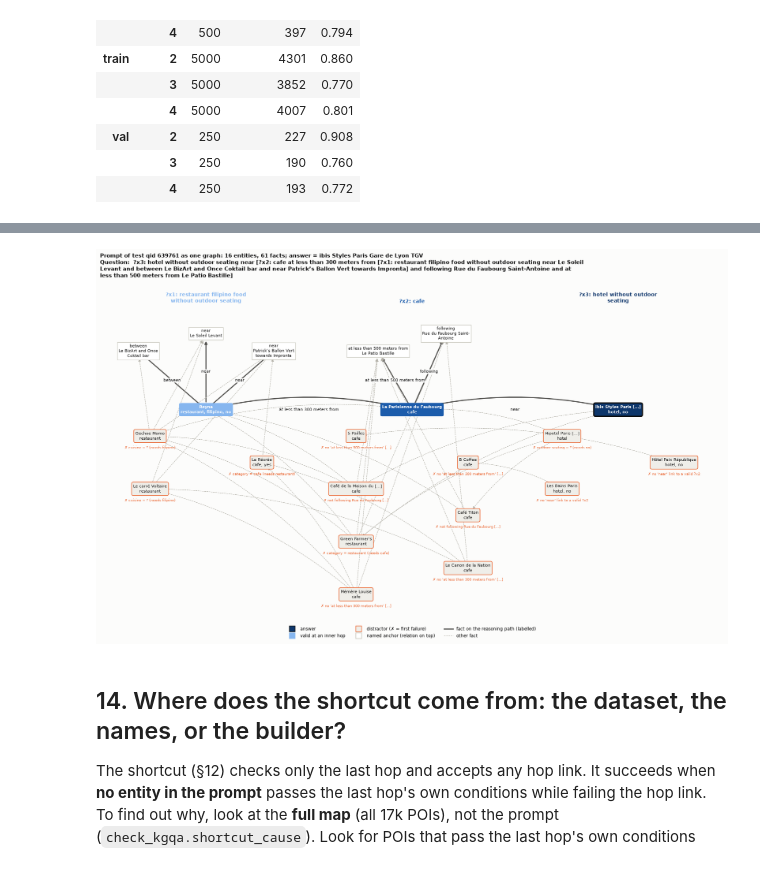
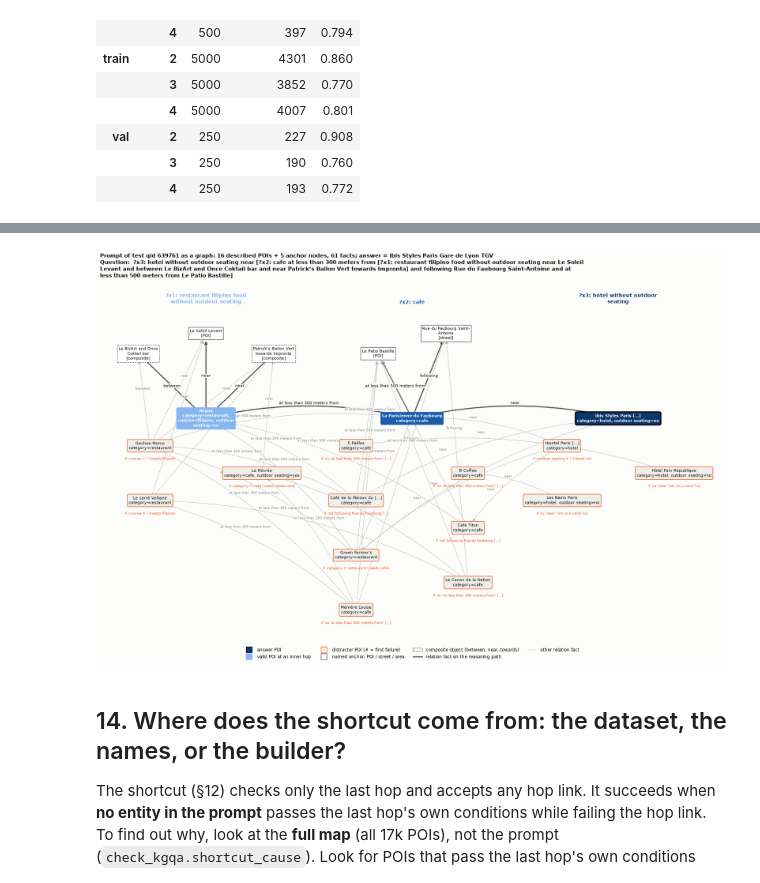
Before and after one commit to MariusAAROS/DFM-HRM-Text, a Jupyter notebook: notebooks/osm.ipynb, the cells around one changed output, grey strips where cells are left out. Cells and saved outputs as stored; diff of their text form; code cells hidden in the pictures.

```diff
--- a/notebooks/osm.ipynb
+++ b/notebooks/osm.ipynb
@@ -691,10 +689,10 @@ from matplotlib.lines import Line2D
 from matplotlib.patches import FancyArrowPatch
 
 sys.path.insert(0, str(Path.cwd().parent / "scripts" / "osm"))
-from check_kgqa import FACT
-from build_kgqa import ATTR_LABEL, phrase
+from scripts.osm.check_kgqa import FACT
+from scripts.osm.build_kgqa import ATTR_LABEL, phrase
 
-KGQA_DIR = Path.cwd().parent / "data" / "osm" / "kgqa"
+KGQA_DIR = Path("data") / "osm" / "kgqa"
 test = [json.loads(l) for l in open(KGQA_DIR / "test.jsonl")]
 rec = next(r for r in test if r["qid"] == 639761)  # the §9 question, as built in the test split
 
@@ -977,85 +978,111 @@ relation fact is one edge.
 - Each distractor shows its first failure (✗). §11 lists all of them hop by hop.
 # %%
+from matplotlib.patches import Patch
+
+TERNARY = {"between", "near_towards", "intersection"}
+ANCHOR_TAG = {"poi": "POI", "street": "street", "area": "area"}
+
+
+def anchor_types(chain):
+    # Type of each named anchor (fact object that is not a described POI): POI, street, area, or a composite
+    # string for the ternary relations ("X and Y", "X towards Y"), which the prompt states as one object.
+    out = {}
+    for lvl in chain:
+        for cl in lvl.clauses:
+            if K.SUB not in cl.anchors:
+                out[phrase(cl)[1]] = "composite" if cl.kind in TERNARY else ANCHOR_TAG[K.RELATION_ANCHOR[cl.kind]]
+    return out
+
+
 def single_graph(rec, ax):
-    # Whole prompt as one graph: every entity and anchor once, every relation fact one labelled edge.
-    # Hops are columns (?x1 left ... answer right); each hop's named anchors sit in a band above its column.
+    # The prompt as a graph in the KG schema: nodes are the fact subjects and objects (POIs, streets, areas,
+    # composite objects); every relation fact is one edge labelled with its relation. Attribute facts
+    # (category, cuisine, seating) have literal objects and are shown as key=value properties inside the POI node.
     facts, chain, hop_of, valid, why, anchors = prompt_graph(rec)
+    atype = anchor_types(chain)
     nhop = len(chain)
     cols = [SEQ[int(i)] for i in np.linspace(0, 3, nhop).round()]
     attr_rels = set(ATTR_LABEL.values())
     X = 7.0                                             # column spacing
     pos = {}
-    for i in range(nhop):                               # entities: stacked under the column
+    for i in range(nhop):                               # described POIs: stacked under the column
         ents = sorted([e for e, h in hop_of.items() if h == i], key=lambda e: (e not in valid[i], e.lower()))
         for k, e in enumerate(ents):
             dx = 0 if k == 0 else (-1.9 if k % 2 else 1.9)  # zig-zag so edges pass between boxes
             pos[e] = (i * X + dx, -k * 1.35)
     a_hop = {a: min(hop_of[e] for e, fs in facts.items() for p, o in fs if o == a) for a in anchors}
-    a_rel = {a: next(p for fs in facts.values() for p, o in fs if o == a) for a in anchors}
     for i in range(nhop):                               # anchors: a row above the column, two staggered lines
         al = sorted([a for a in anchors if a_hop[a] == i])
         for k, a in enumerate(al):
             off = (k - (len(al) - 1) / 2) * 2.3
-            pos[a] = (i * X + off, 3.0 + (0.9 if k % 2 else 0))
-    # edges
+            pos[a] = (i * X + off, 3.2 + (1.0 if k % 2 else 0))
+    # edges: one per relation fact, each labelled with its relation
     for e, fs in facts.items():
-        for p, o in fs:
+        for p, o in sorted(fs):
             if p in attr_rels or o not in pos:
                 continue
             hop_edge = o in facts
             good = e in valid[hop_of[e]] and (o in valid[hop_of[o]] if hop_edge else True)
             col = C["ink2"] if good else C["other"]
+            rad = 0.12 if hop_edge else 0.0
             ax.add_patch(FancyArrowPatch(pos[e], pos[o], arrowstyle="-|>", mutation_scale=10, zorder=1,
                                          shrinkA=14, shrinkB=14, lw=1.9 if good else 0.8, color=col,
-                                         ls="-" if good else (0, (3, 2)),
-                                         connectionstyle=f"arc3,rad={0.12 if hop_edge else 0.0}"))
-            if good:  # label the reasoning-path edges; other edges share the same relations (see anchor tags)
-                (x0, y0), (x1, y1) = pos[e], pos[o]
-                ax.text((x0 + x1) / 2, (y0 + y1) / 2, p, fontsize=7, color=C["ink"], ha="center", va="center",
-                        zorder=3, bbox=dict(fc=C["surface"], ec="none", pad=0.4))
+                                         ls="-" if good else (0, (3, 2)), connectionstyle=f"arc3,rad={rad}"))
+            (x0, y0), (x1, y1) = pos[e], pos[o]
+            t = 0.5 if good else 0.62                   # other labels sit nearer the target: less overlap
+            lx, ly = x0 + t * (x1 - x0), y0 + t * (y1 - y0)
+            if rad:                                     # follow the arc's bulge
+                lx, ly = lx + rad * (y1 - y0) * 0.9, ly - rad * (x1 - x0) * 0.9
+            ax.text(lx, ly, p, fontsize=7 if good else 5.6, color=C["ink"] if good else C["muted"],
+                    ha="center", va="center", zorder=3 if good else 2,
+                    bbox=dict(fc=C["surface"], ec="none", pad=0.3 if good else 0.1, alpha=1 if good else 0.85))
     # nodes
     for n, (x, y) in pos.items():
         if n in facts:
             i = hop_of[n]
             ok = n in valid[i]
-            attrs = ", ".join(o for p, o in sorted(facts[n]) if p in attr_rels)
-            ax.text(x, y, f"{textwrap.shorten(n, 26)}\n{attrs}", ha="center", va="center", fontsize=7.4, zorder=4,
-                    color="white" if ok else C["ink"], fontweight="bold" if ok else "normal",
+            props = ", ".join(f"{p}={o}" for p, o in sorted(facts[n]) if p in attr_rels)
+            ax.text(x, y, f"{textwrap.shorten(n, 26)}\n{textwrap.fill(props, 34)}", ha="center", va="center",
+                    fontsize=6.9, zorder=4, color="white" if ok else C["ink"], fontweight="bold" if ok else "normal",
                     bbox=dict(boxstyle="round,pad=0.4", fc=cols[i] if ok else "#efeee9",
                               ec=("#0b0b0b" if i == nhop - 1 else "none") if ok else C["orange"],
                               lw=2.2 if ok and i == nhop - 1 else 1.1))
             if not ok:
-                ax.text(x, y - 0.5, "✗ " + textwrap.shorten(why[n][0], 40), ha="center", va="top", fontsize=6.3,
+                ax.text(x, y - 0.55, "✗ " + textwrap.shorten(why[n][0], 40), ha="center", va="top", fontsize=6.3,
                         color=C["orange"], zorder=4)
         else:
-            ax.text(x, y, f"{a_rel[n]}\n{textwrap.fill(n, 24)}", ha="center", va="center", fontsize=7, zorder=4,
-                    color=C["ink"], bbox=dict(boxstyle="square,pad=0.35", fc="white", ec=C["axis"], lw=0.8))
+            comp = atype[n] == "composite"
+            ax.text(x, y, f"{textwrap.fill(n, 24)}\n[{atype[n]}]", ha="center", va="center", fontsize=7,
+                    zorder=4, color=C["ink"], bbox=dict(boxstyle="square,pad=0.35", fc="white", ec=C["ink2"],
+                                                        lw=0.9, ls=(0, (3, 2)) if comp else "-"))
     for i, lvl in enumerate(chain):
-        ax.text(i * X, 5.4, f"?x{i + 1}: {textwrap.fill(lvl.head, 28)}", ha="center", va="bottom", fontsize=9,
+        ax.text(i * X, 5.6, f"?x{i + 1}: {textwrap.fill(lvl.head, 28)}", ha="center", va="bottom", fontsize=9,
                 fontweight="bold", color=cols[i])
     ys = [y for _, y in pos.values()]
     ax.set_xlim(-3.6, (nhop - 1) * X + 3.6)
-    ax.set_ylim(min(ys) - 1.4, 6.6)
+    ax.set_ylim(min(ys) - 1.4, 6.8)
     ax.axis("off")
+    return len(facts), len(anchors)
 
 
-fig, ax = plt.subplots(figsize=(16, 10))
-single_graph(rec, ax)
+fig, ax = plt.subplots(figsize=(16, 10.5))
+n_pois, n_anchors = single_graph(rec, ax)
 ax.legend(handles=[
-    Line2D([], [], marker="s", ls="", ms=10, color=SEQ[-1], mec="#0b0b0b", label="answer"),
-    Line2D([], [], marker="s", ls="", ms=10, color=SEQ[0], label="valid at an inner hop"),
-    Line2D([], [], marker="s", ls="", ms=10, color="#efeee9", mec=C["orange"], label="distractor (✗ = first failure)"),
-    Line2D([], [], marker="s", ls="", ms=10, color="white", mec=C["axis"], label="named anchor (relation on top)"),
-    Line2D([], [], color=C["ink2"], lw=1.9, label="fact on the reasoning path (labelled)"),
-    Line2D([], [], color=C["other"], lw=0.8, ls=(0, (3, 2)), label="other fact"),
-], loc="lower center", bbox_to_anchor=(0.5, -0.06), ncol=3, fontsize=8)
-ax.set_title(f"Prompt of test qid {rec['qid']} as one graph: {len(prompt_graph(rec)[0])} entities, "
+    Line2D([], [], marker="s", ls="", ms=10, color=SEQ[-1], mec="#0b0b0b", label="answer POI"),
+    Line2D([], [], marker="s", ls="", ms=10, color=SEQ[0], label="valid POI at an inner hop"),
+    Line2D([], [], marker="s", ls="", ms=10, color="#efeee9", mec=C["orange"], label="distractor POI (✗ = first failure)"),
+    Line2D([], [], marker="s", ls="", ms=10, color="white", mec=C["ink2"], label="named anchor: POI / street / area"),
+    Patch(fc="white", ec=C["ink2"], ls=(0, (3, 2)), label="composite object (between, near..towards)"),
+    Line2D([], [], color=C["ink2"], lw=1.9, label="relation fact on the reasoning path"),
+    Line2D([], [], color=C["other"], lw=0.8, ls=(0, (3, 2)), label="other relation fact"),
+], loc="lower center", bbox_to_anchor=(0.5, -0.07), ncol=4, fontsize=8)
+ax.set_title(f"Prompt of test qid {rec['qid']} as a graph: {n_pois} described POIs + {n_anchors} anchor nodes, "
              f"{rec['n_facts']} facts; answer = {' | '.join(rec['answers'])}\nQuestion:  "
              + labeled_question(rec["question"], 150), loc="left", fontsize=10)
 plt.tight_layout()
 plt.show()
 # %% [output]
-[figure, old version]
+[figure, new version]
 # %% [markdown]
 ## 14. Where does the shortcut come from: the dataset, the names, or the builder?
 
```
Also changed, not shown: parts of 3 cells of this notebook.
